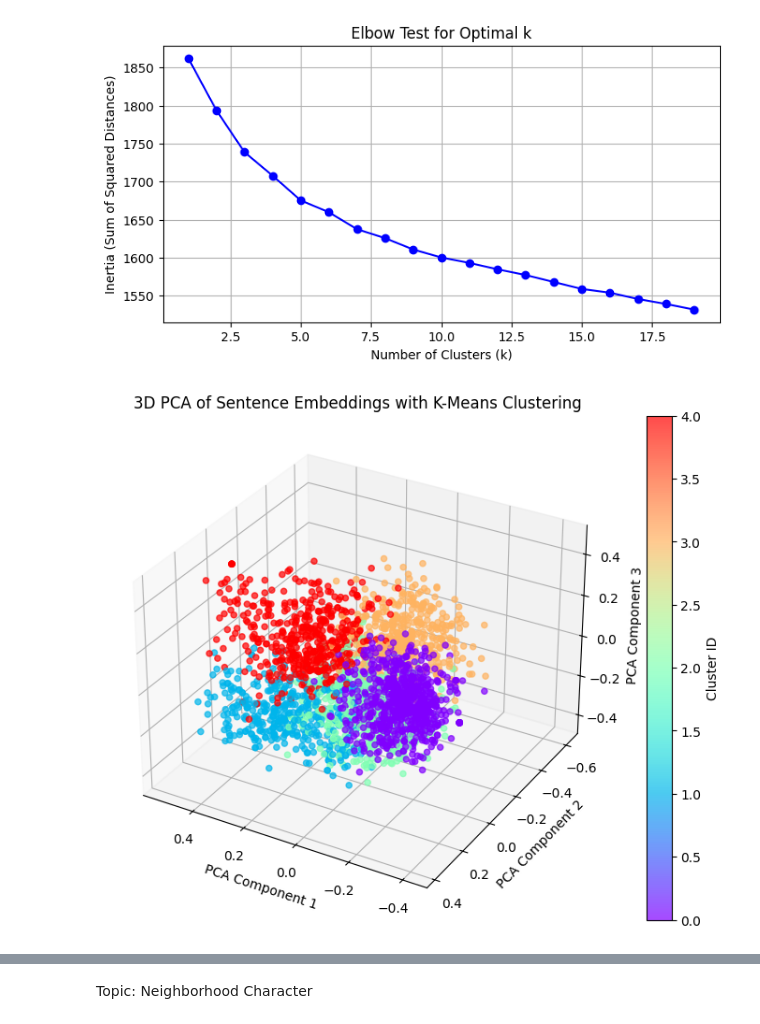
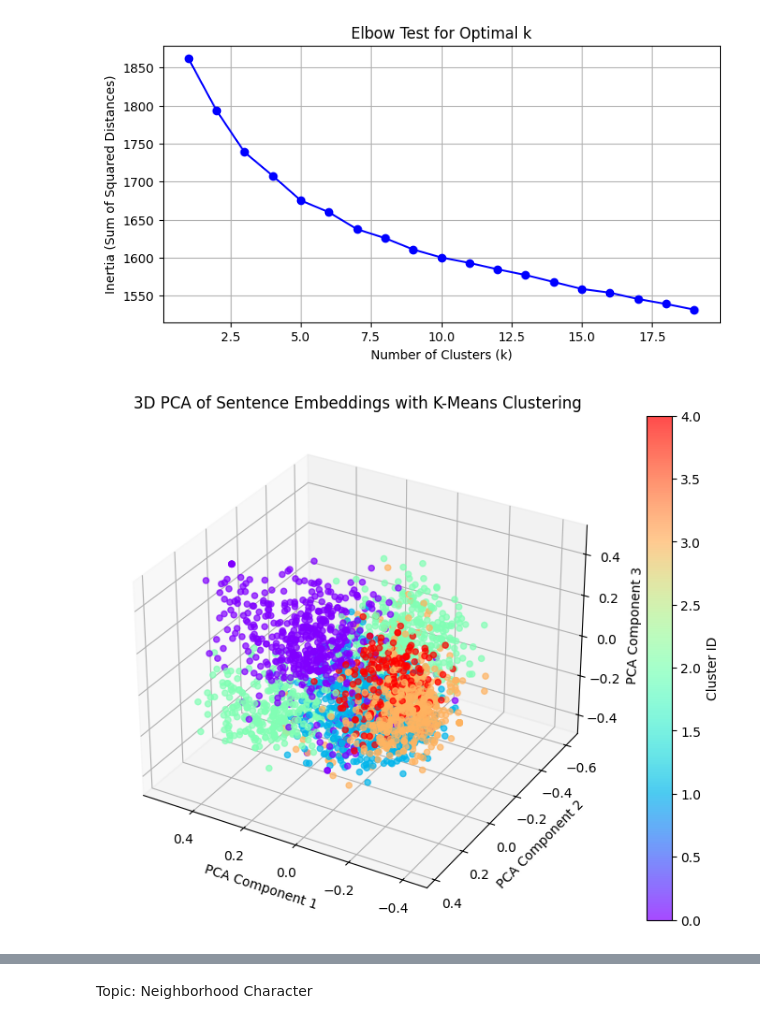
Before and after one commit to mpham8/kestelman-research, a Jupyter notebook: text-data-context/k-mean-clustering.ipynb, the cells around one changed output, grey strips where cells are left out. Drawn from its saved outputs; the diff is of its cells as text; code cells hidden in the pictures.

```diff
--- a/text-data-context/k-mean-clustering.ipynb
+++ b/text-data-context/k-mean-clustering.ipynb
@@ -259,11 +280,11 @@ elbow_test(affordable_housing_embeddings)
 [figure]
 # %%
 affordable_housing_num_clusters = 5
-affordable_housing_clusters = k_means_classifier(affordable_housing_embeddings, num_clusters=affordable_housing_num_clusters, seed=42, n_init=10)
+affordable_housing_clusters, affordable_housing_clustering_model = k_means_classifier(affordable_housing_embeddings, num_clusters=affordable_housing_num_clusters, seed=42, n_init=30)
 affordable_housing_clusters_df = pd.DataFrame({'Sentence': affordable_housing_sentences, 'Cluster': affordable_housing_clusters})
 pca_plot(affordable_housing_embeddings, affordable_housing_clusters)
 # %% [output]
-[figure, old version]
+[figure, new version]
 # %%
 affordable_housing_example_sentences = 4
 example_sentences(affordable_housing_clusters_df, affordable_housing_num_clusters, affordable_housing_example_sentences)
```
Also changed, not shown: parts of 17 cells of this notebook.
